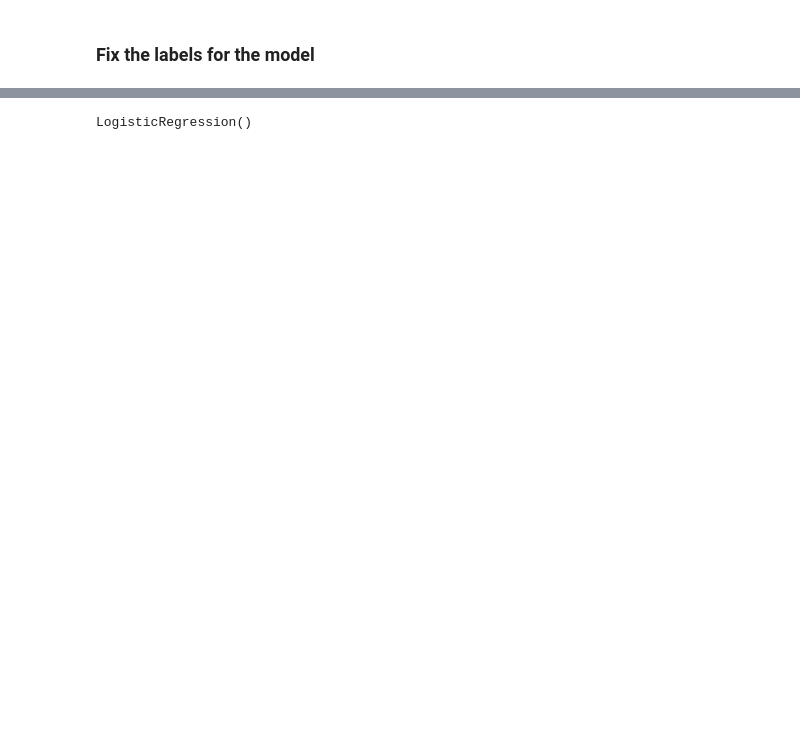
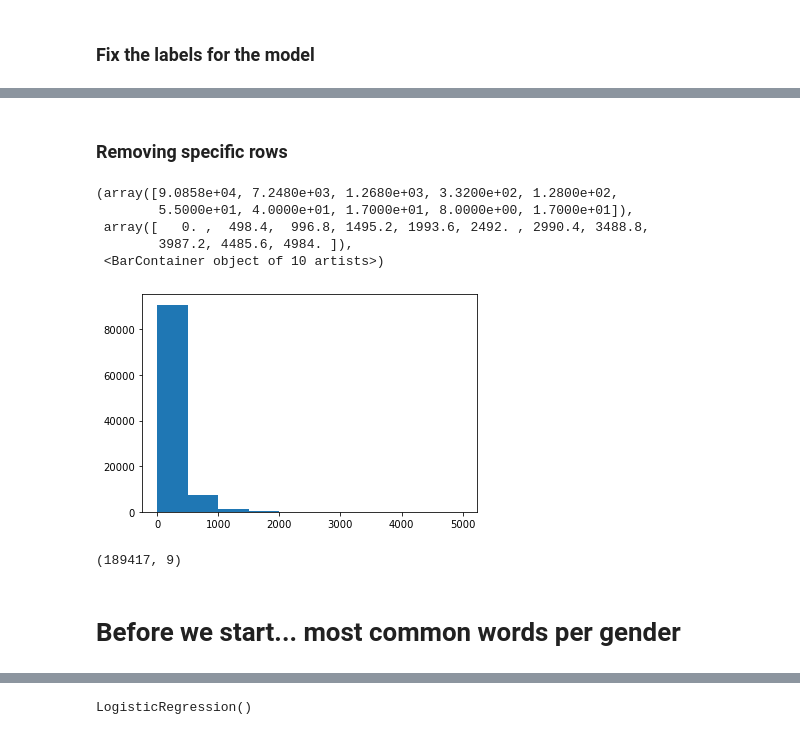
Before and after one commit to simonefacchiano/SL-Final-Project, a Jupyter notebook: model.ipynb, the cells around one changed output, grey strips where cells are left out. Drawn from its saved outputs; the diff is of its cells as text; code cells hidden in the pictures; blank space fills up the shorter version.

```diff
--- a/model.ipynb
+++ b/model.ipynb
@@ -37,3 +88,8 @@ embedding = embedding[['post', 'age', 'gender', 'new_length', 'embedding']]
+# %%
+# Import dataset with additional features (TODO: metti tutto insieme nel file di preprocessing)
+features = pd.read_pickle('/Users/simonefacchiano/Desktop/Data Science/SL/Project/train_features.pkl')
+features = features[['has_young_word', 'word_count', 'has_emoticon', 'has_punctuation', 'has_URL']]
+features = features[:200000]
 # %% [markdown]
 ### Fix the labels for the model
 # %%
@@ -60,0 +126,4 @@ embedding.head()
+# %%
+data = pd.concat([embedding, features], axis = 1)
+data
+# 200.000 righe
@@ -60,0 +144,19 @@ embedding.head()
+# %% [markdown]
+### Removing specific rows
+# %%
+import matplotlib.pyplot as plt
+
+plt.hist(data[data.word_count < 5000].word_count)
+# %% [output]
+(array([9.0858e+04, 7.2480e+03, 1.2680e+03, 3.3200e+02, 1.2800e+02,
+        5.5000e+01, 4.0000e+01, 1.7000e+01, 8.0000e+00, 1.7000e+01]),
+ array([   0. ,  498.4,  996.8, 1495.2, 1993.6, 2492. , 2990.4, 3488.8,
+        3987.2, 4485.6, 4984. ]),
+ <BarContainer object of 10 artists>)
+[figure, added]
+# %%
+# Rimuovi le righe con word count inferiore a 5 o superiore a 1000
+data = data[(data['word_count'] >= 5) & (data['word_count'] <= 1000)]
+data.shape
+# %% [output]
+(189417, 9)
@@ -60,0 +165,2 @@ embedding.head()
+# %% [markdown]
+# Before we start... most common words per gender
```
Also changed, not shown: parts of 47 cells of this notebook, 2 other files.
